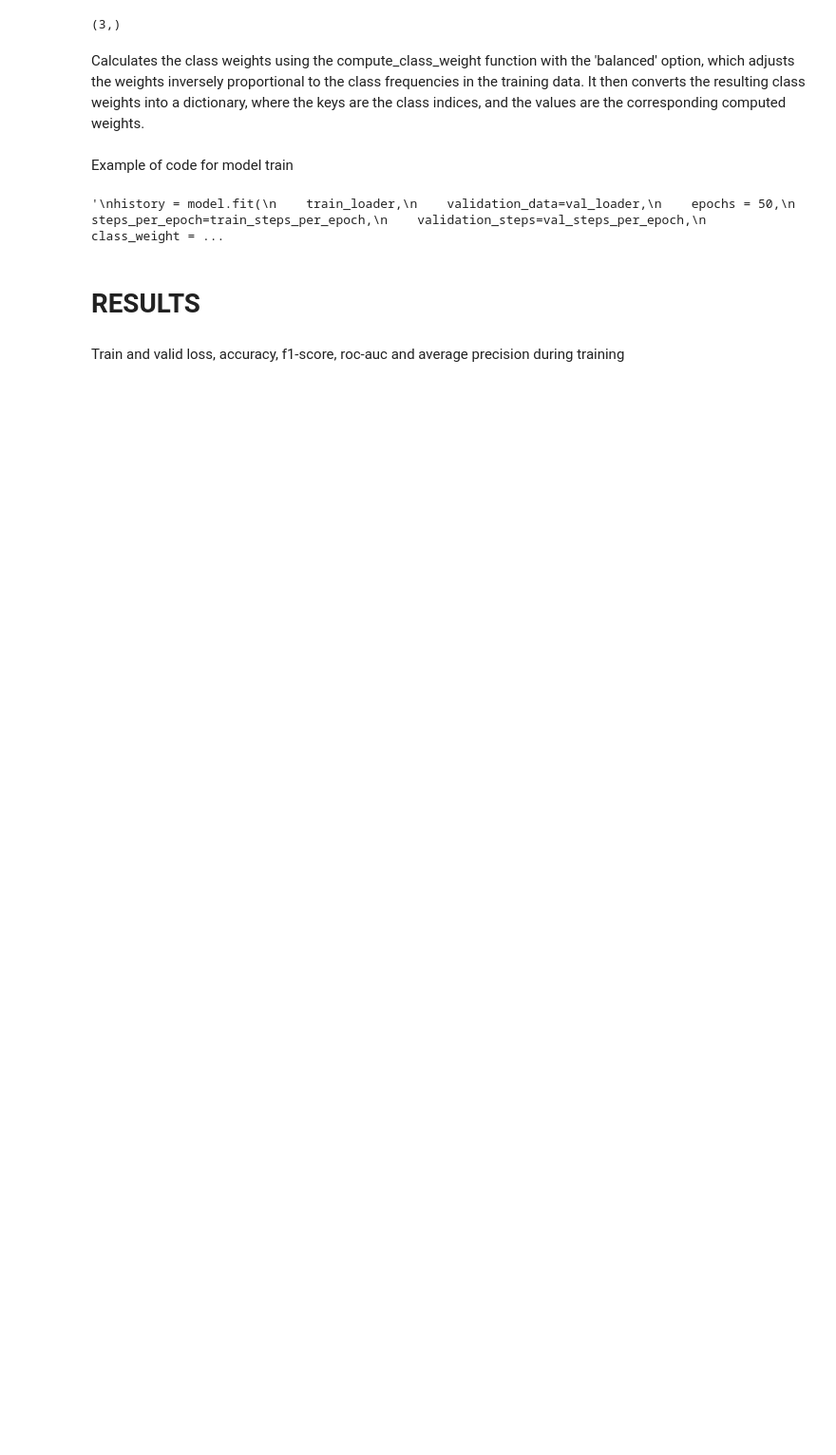
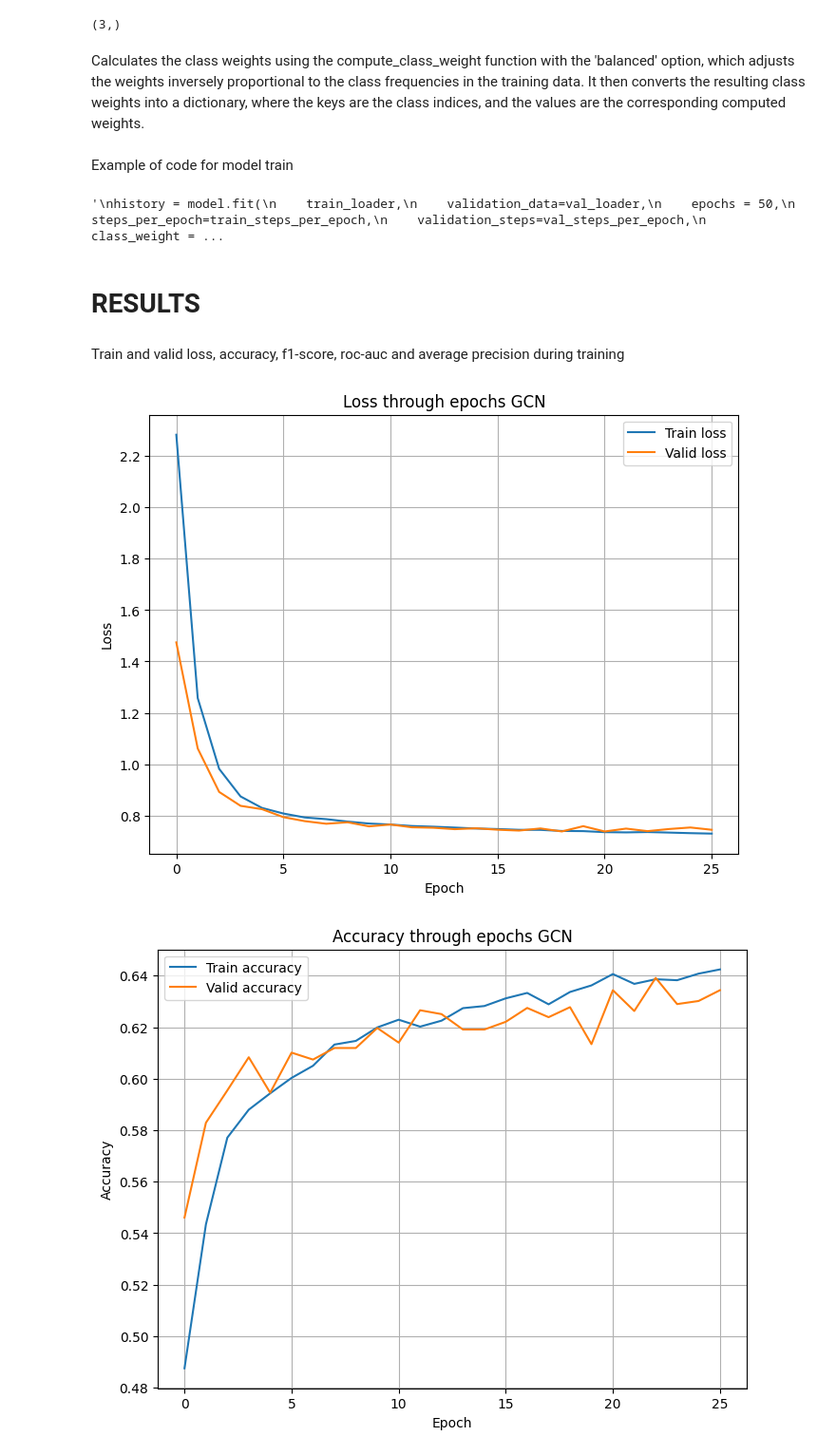
Before and after one commit to ivanna1109/DSC_Conference2024Materials, a Jupyter notebook: DSCdemonstration.ipynb, the cells around one changed output. Shown at 95% size. Cells and saved outputs as stored; diff of their text form; code cells hidden in the pictures; blank space fills up the shorter version.

```diff
--- a/DSCdemonstration.ipynb
+++ b/DSCdemonstration.ipynb
@@ -755,10 +836,10 @@ def acc_epochs(history_df, title):
     plt.show()
 # %%
 def f1_score(history, title):
-    plt.figure(figsize=(10, 6))
+    plt.figure(figsize=(8, 6))
     plt.plot(history['f1_score'], label='F1-score train')
     plt.plot(history['val_f1_score'], label='F1-score valid')
-    plt.title('F1-score through epochs {title}')
+    plt.title(f'F1-score through epochs {title}')
     plt.xlabel('Epoch')
     plt.ylabel('F1-score')
     plt.legend()
@@ -766,7 +847,7 @@ def f1_score(history, title):
     plt.show()
 # %%
 def roc_auc(history, title):
-    plt.figure(figsize=(10, 6))
+    plt.figure(figsize=(8, 6))
     plt.plot(history['roc_auc'], label='ROC AUC train')
     plt.plot(history['val_roc_auc'], label='ROC AUC valid')
     plt.title(f'ROC AUC through epochs {title}')
@@ -778,7 +859,7 @@ def roc_auc(history, title):
     plt.show()
 # %%
 def average_prec_epochs(history_df, title):
-    plt.figure(figsize=(10, 6))
+    plt.figure(figsize=(8, 6))
     plt.plot(history_df['average_precision'], label='Train average presicion')
     plt.plot(history_df['val_average_precision'], label='Valid average precision')
     plt.xlabel('Epoch')
@@ -791,0 +873,2 @@ train_history_graphSage= pd.read_csv('results/gSage_train_history.csv')
+# %%
+train_history_gcn= pd.read_csv('DSC_Conference2024Materials/results/gcn_train_history.csv')
@@ -791,0 +879,9 @@ train_history_graphSage= pd.read_csv('results/gSage_train_history.csv')
+# %%
+loss_epoch(train_history_gcn, "GCN")
+acc_epochs(train_history_gcn, "GCN")
+f1_score(train_history_gcn, "GCN")
+roc_auc(train_history_gcn, "GCN")
+average_prec_epochs(train_history_gcn, "GCN")
+# %% [output]
+[figure, added]
+[figure, added]
```
Also changed, not shown: parts of 24 cells of this notebook.
